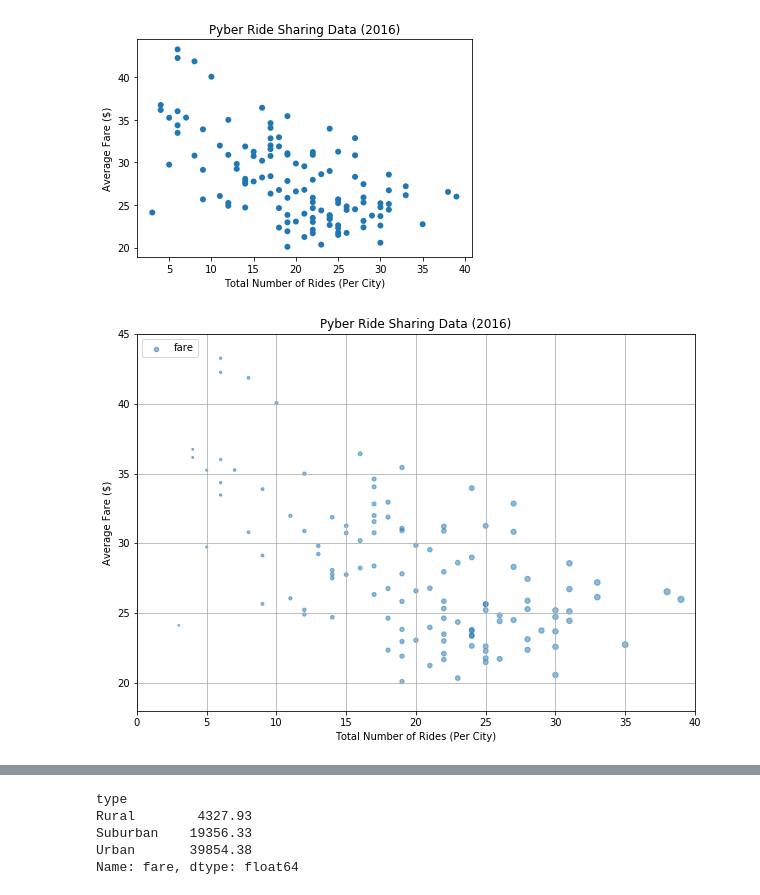
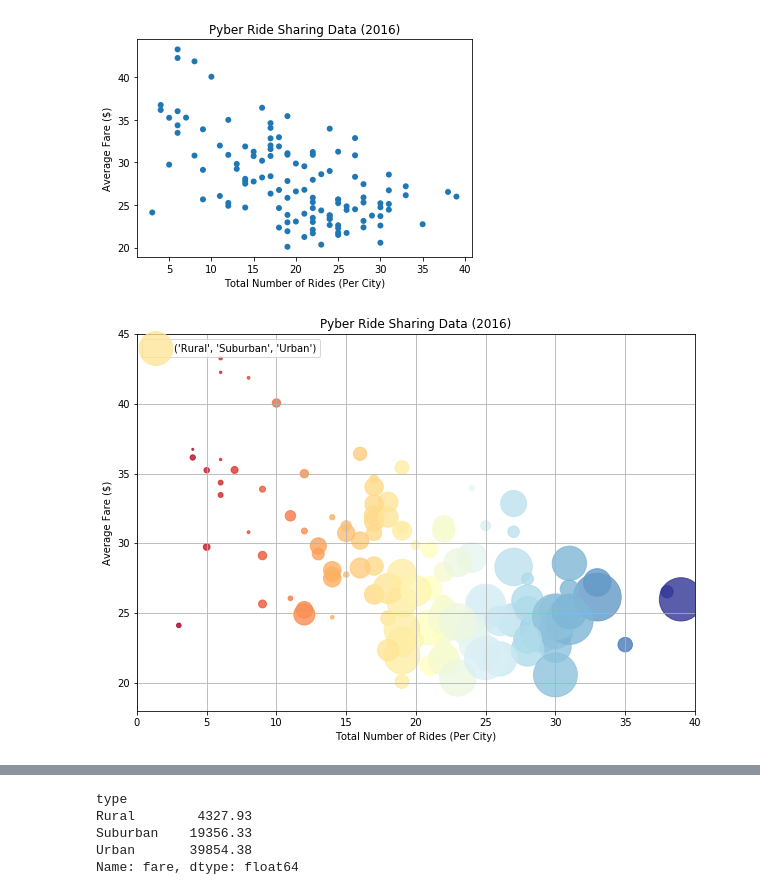
Before and after one commit to erjacobs2/Matplotlib, a Jupyter notebook: Pyber.ipynb, the cells around one changed output, grey strips where cells are left out. Cells and saved outputs as stored; diff of their text form; code cells hidden in the pictures.

Commit message:
Oh, pretty colors

```diff
--- a/Pyber.ipynb
+++ b/Pyber.ipynb
@@ -93,98 +93,45 @@ type_city = city_ride_df.groupby('city')['type'].count()
 #driver = city_ride_df.groupby('city')['driver_count'].count()
 #fare = city_ride_df.groupby('city')['fare'].mean()[driver]
 fare = city_ride_df.groupby('city')["fare"].mean()
-driver = city_ride_df.groupby('city')['driver_count'].count()
+driver = city_ride_df.groupby('city')['driver_count'].sum()
+
+#colors = ("Yellow", "Blue", "Orange")
+groups = ("Rural", "Suburban", "Urban")
+colors = ("RdYlBu")
 #x_limit = driver
 #x_axis = np.arange(0, driver, 1)
 
 fig = plt.figure(facecolor='white', figsize=(10,10))
 ax = fig.add_subplot(111, aspect='equal')
 ax.grid(True)
-scatter = ax.scatter(type_city, fare, s=driver, alpha=0.5)
-scatter.set_sizes(driver)
+scatter = ax.scatter(type_city, fare, s = driver, c=type_city, cmap=colors, alpha=0.80, label=groups)
+#scatter.set_sizes(driver)
 #scatter.set_sizes(np.ones(driver.size)*100)
 ax.axis([0, 40, 18, 45])
 fig.canvas.draw()
 #scatter.set_sizes(driver)
 #plt.scatter(type_city, fare, edgecolors='none')
 plt.xlabel("Total Number of Rides (Per City)")
 plt.ylabel("Average Fare ($)")
 plt.title("Pyber Ride Sharing Data (2016)")
 plt.legend(loc=2)
 plt.show()
 
-#Below example of multiple data that is color coded, but the markers are the same size
-#import numpy as np
-#import matplotlib.pyplot as plt
-
-# Create data
 #N = 60
 #g1 = (0.6 + 0.6 * np.random.rand(N), np.random.rand(N))
 #g2 = (0.4+0.3 * np.random.rand(N), 0.5*np.random.rand(N))
 #g3 = (0.3*np.random.rand(N),0.3*np.random.rand(N))
 
 #data = (g1, g2, g3)
 #colors = ("red", "green", "blue")
 #groups = ("coffee", "tea", "water")
 
 # Create plot
 #fig = plt.figure()
 #ax = fig.add_subplot(1, 1, 1, axisbg="1.0")
 
 #for data, color, group in zip(data, colors, groups):
     #x, y = data
     #ax.scatter(x, y, alpha=0.8, c=color, edgecolors='none', s=30, label=group)
-
-#plt.title('Matplot scatter plot')
-#plt.legend(loc=2)
-#plt.show()
-
-#Below shows example of marker sizes changed
-#import numpy as np
-#import matplotlib.pyplot as plt
-
-# Fixing random state for reproducibility
-#np.random.seed(19680801)
-
-
-#N = 50
-#x = np.random.rand(N)
-#y = np.random.rand(N)
-#colors = np.random.rand(N)
-#area = (30 * np.random.rand(N))**2  # 0 to 15 point radii
-
-#plt.scatter(x, y, s=area, c=colors, alpha=0.5)
-#plt.show()
-
-#plt.close('all')
-
-# Generate some data :
-#N = 25
-#x = np.random.rand(N) + 0.5
-#y = np.random.rand(N) + 0.5
-#r = np.random.rand(N)/10
-
-# Plot the data :
-#fig = plt.figure(facecolor='white', figsize=(7, 7))
-#ax = fig.add_subplot(111, aspect='equal')
-#ax.grid(True)
-#scat = ax.scatter(x, y, s=0, alpha=0.5, clip_on=False)
-#ax.axis([0, 2, 0, 2])
-
-# Draw figure :
-#fig.canvas.draw()
-
-# Calculate radius in pixels :
-#rr_pix = (ax.transData.transform(np.vstack([r, r]).T) -
-          #ax.transData.transform(np.vstack([np.zeros(N), np.zeros(N)]).T))
-#rpix, _ = rr_pix.T
-
-# Calculate and update size in points:
-#size_pt = (2*rpix/fig.dpi*72)**2
-#scat.set_sizes(size_pt)
-
-# Save and show figure:
-#fig.savefig('scatter_size_axes.png')
-#plt.show()
 # %% [output]
-[figure, old version]
+[figure, new version]
```
Also changed, not shown: parts of 2 cells of this notebook.
